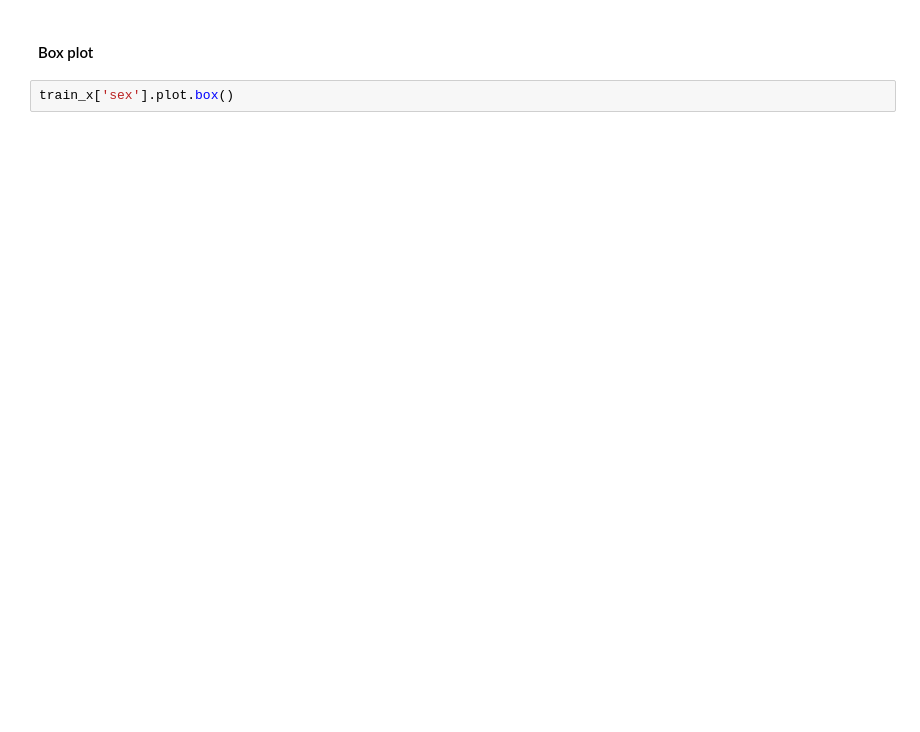
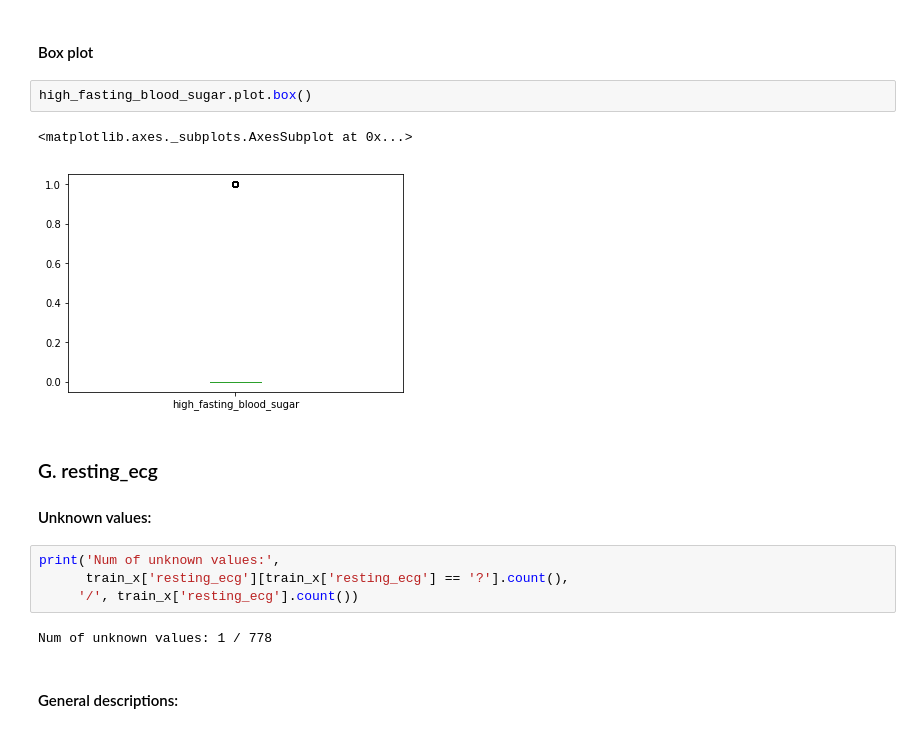
Before and after one commit to yusufrahmatp/modelHeartDisease, a Jupyter notebook: notebooks/Exploratory Data Analysis.ipynb, the cells around one changed output. Drawn from its saved outputs; the diff is of its cells as text; blank space fills up the shorter version.

```diff
--- a/notebooks/Exploratory Data Analysis.ipynb
+++ b/notebooks/Exploratory Data Analysis.ipynb
@@ -223,4 +262,19 @@ train_x['sex'].value_counts().plot(kind='density', figsize=(18, 6))
 # %% [markdown]
 #### Box plot
 # %%
-train_x['sex'].plot.box()
+high_fasting_blood_sugar.plot.box()
+# %% [output]
+<matplotlib.axes._subplots.AxesSubplot at 0x...>
+[figure, added]
+# %% [markdown]
+### G. resting_ecg
+
+#### Unknown values:
+# %%
+print('Num of unknown values:',
+      train_x['resting_ecg'][train_x['resting_ecg'] == '?'].count(),
+     '/', train_x['resting_ecg'].count())
+# %% [output]
+Num of unknown values: 1 / 778
+# %% [markdown]
+#### General descriptions:
```
Also changed, not shown: parts of 73 cells of this notebook, 1 other file.
